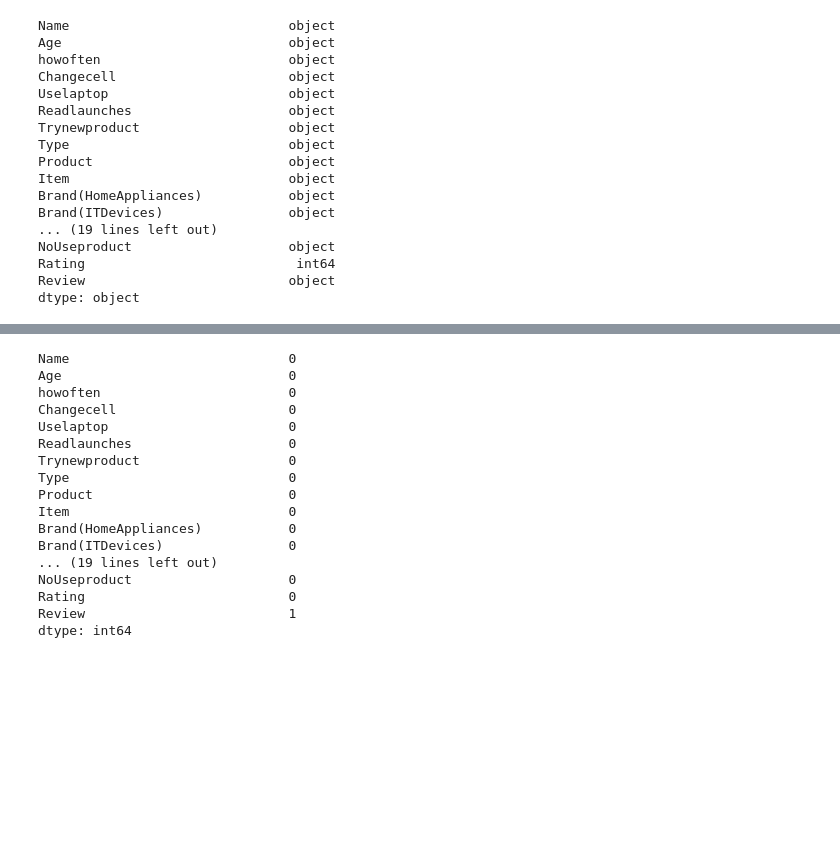
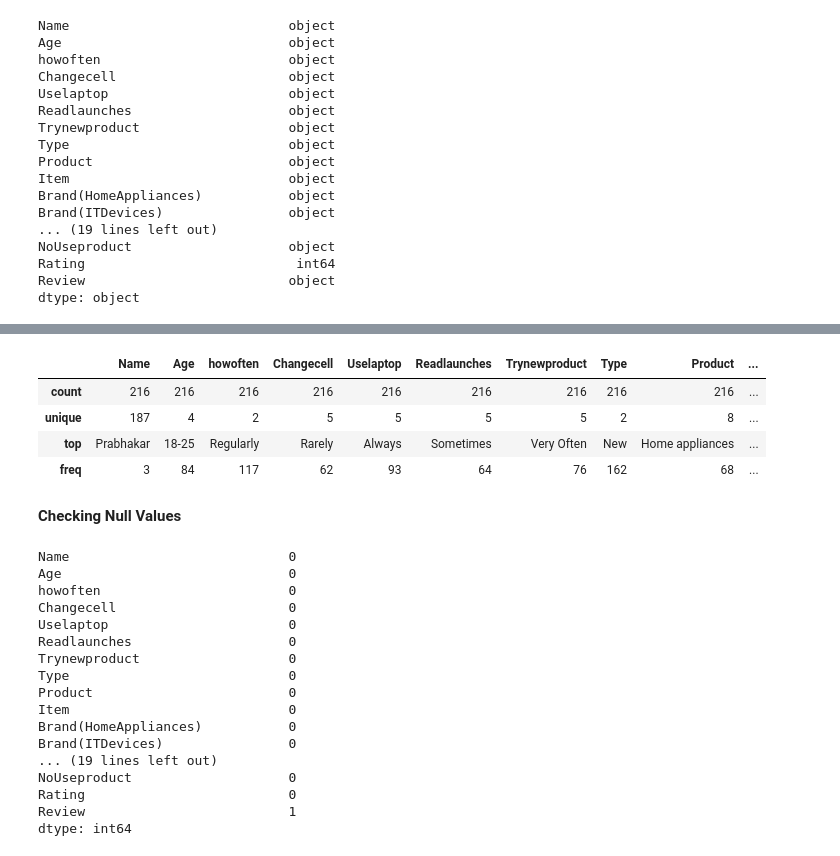
Before and after one commit to Sujatapanchal/MSCproject, a Jupyter notebook: Product_Analysis.ipynb, the cells around one changed output, grey strips where cells are left out. Saved outputs shown, nothing was run; the diff lists cells and outputs as text; code cells hidden in the pictures; blank space fills up the shorter version.

```diff
--- a/Product_Analysis.ipynb
+++ b/Product_Analysis.ipynb
@@ -91,3 +126,13 @@ dtype: object
+# %%
+df.describe(include=['object'])
+# %% [output]
+|  | Name | Age | howoften | Changecell | Uselaptop | Readlaunches | Trynewproduct | Type | Product | ... |
+| count | 216 | 216 | 216 | 216 | 216 | 216 | 216 | 216 | 216 | ... |
+| unique | 187 | 4 | 2 | 5 | 5 | 5 | 5 | 2 | 8 | ... |
+| top | Prabhakar | 18-25 | Regularly | Rarely | Always | Sometimes | Very Often | New | Home appliances | ... |
+| freq | 3 | 84 | 117 | 62 | 93 | 64 | 76 | 162 | 68 | ... |
+# %% [markdown]
+**Checking Null Values**
 # %%
 df.isnull().sum()
 # %% [output]
```
Also changed, not shown: parts of 14 cells of this notebook.
